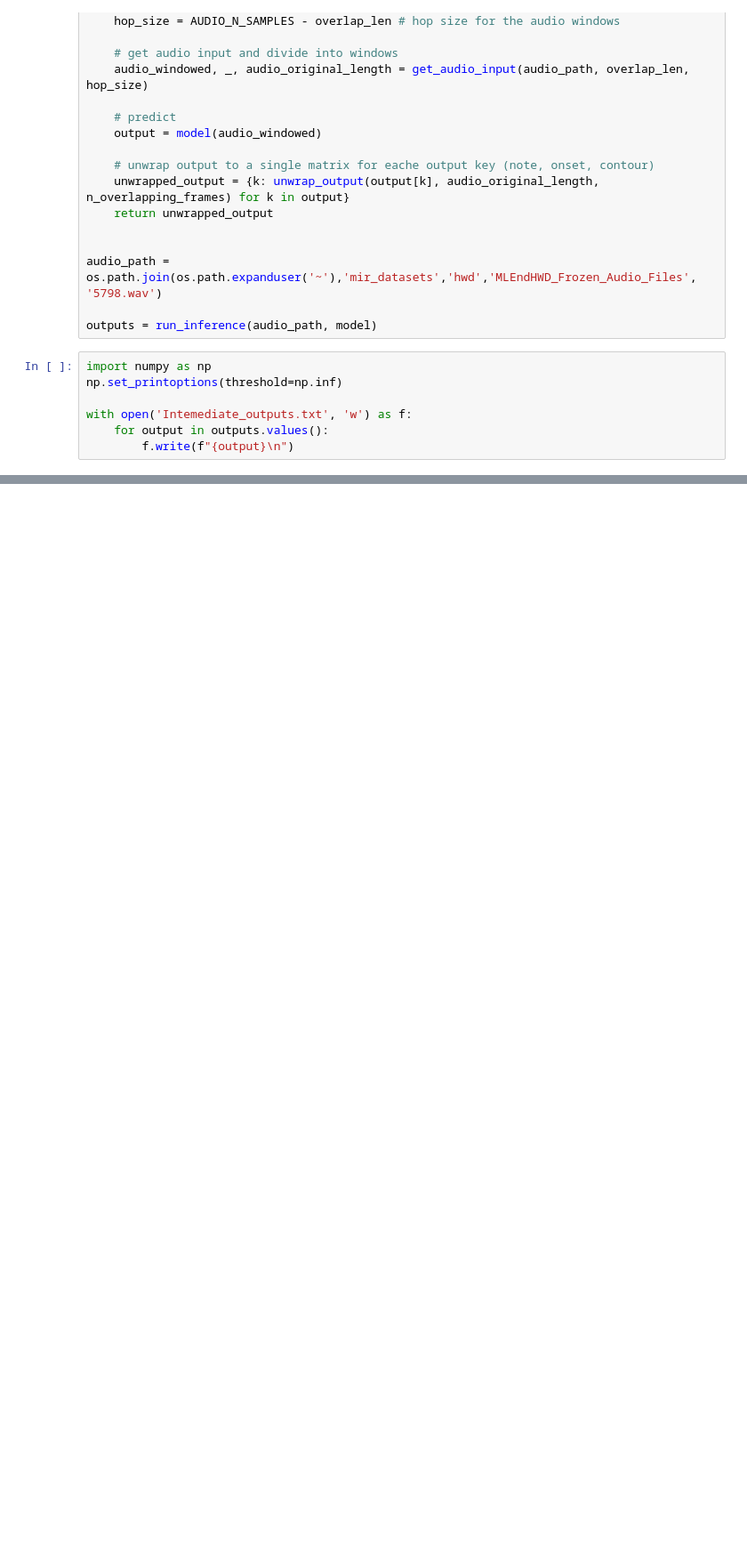
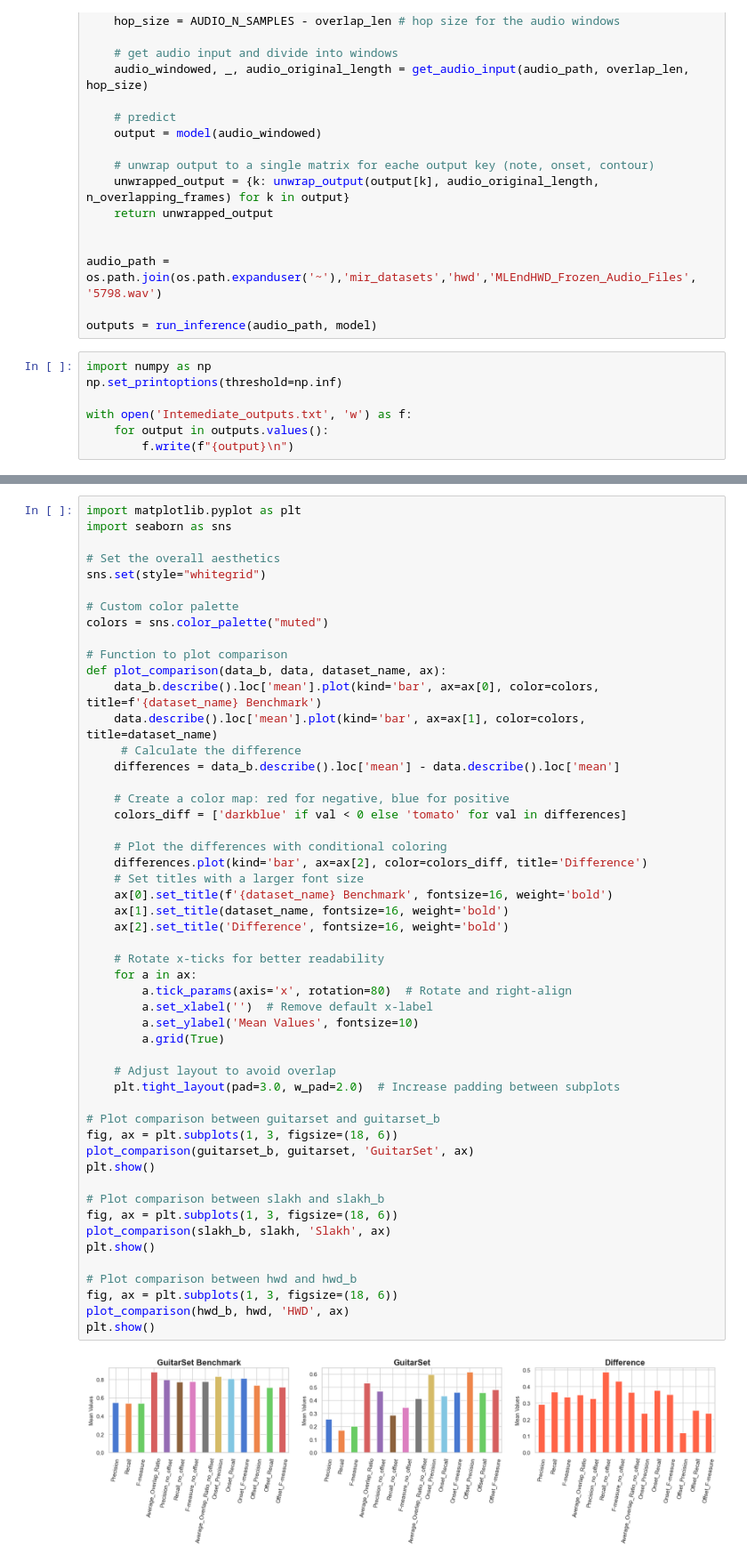
Before and after one commit to Lorenzo2703/Advanced_Pitch, a Jupyter notebook: BasicPitch/basic_pitch/Utils.ipynb, the cells around one changed output, grey strips where cells are left out. Shown: that part at 89% size. Saved outputs shown, nothing was run; the diff lists cells and outputs as text; blank space fills up the shorter version.

```diff
--- a/BasicPitch/basic_pitch/Utils.ipynb
+++ b/BasicPitch/basic_pitch/Utils.ipynb
@@ -327,0 +372,53 @@ hwd.describe().loc['mean'].plot(kind='bar', ax=ax[1], title='HWD')
+# %%
+import matplotlib.pyplot as plt
+import seaborn as sns
+
+# Set the overall aesthetics
+sns.set(style="whitegrid")
+
+# Custom color palette
+colors = sns.color_palette("muted")
+
+# Function to plot comparison
+def plot_comparison(data_b, data, dataset_name, ax):
+    data_b.describe().loc['mean'].plot(kind='bar', ax=ax[0], color=colors, title=f'{dataset_name} Benchmark')
+    data.describe().loc['mean'].plot(kind='bar', ax=ax[1], color=colors, title=dataset_name)
+     # Calculate the difference
+    differences = data_b.describe().loc['mean'] - data.describe().loc['mean']
+
+    # Create a color map: red for negative, blue for positive
+    colors_diff = ['darkblue' if val < 0 else 'tomato' for val in differences]
+
+    # Plot the differences with conditional coloring
+    differences.plot(kind='bar', ax=ax[2], color=colors_diff, title='Difference')
+    # Set titles with a larger font size
+    ax[0].set_title(f'{dataset_name} Benchmark', fontsize=16, weight='bold')
+    ax[1].set_title(dataset_name, fontsize=16, weight='bold')
+    ax[2].set_title('Difference', fontsize=16, weight='bold')
+
+    # Rotate x-ticks for better readability
+    for a in ax:
+        a.tick_params(axis='x', rotation=80)  # Rotate and right-align
+        a.set_xlabel('')  # Remove default x-label
+        a.set_ylabel('Mean Values', fontsize=10)
+        a.grid(True)
+
+    # Adjust layout to avoid overlap
+    plt.tight_layout(pad=3.0, w_pad=2.0)  # Increase padding between subplots
+
+# Plot comparison between guitarset and guitarset_b
+fig, ax = plt.subplots(1, 3, figsize=(18, 6))
+plot_comparison(guitarset_b, guitarset, 'GuitarSet', ax)
+plt.show()
+
+# Plot comparison between slakh and slakh_b
+fig, ax = plt.subplots(1, 3, figsize=(18, 6))
+plot_comparison(slakh_b, slakh, 'Slakh', ax)
+plt.show()
+
+# Plot comparison between hwd and hwd_b
+fig, ax = plt.subplots(1, 3, figsize=(18, 6))
+plot_comparison(hwd_b, hwd, 'HWD', ax)
+plt.show()
+# %% [output]
+[figure, added]
```
Also changed, not shown: parts of 10 cells of this notebook, 11 other files.
